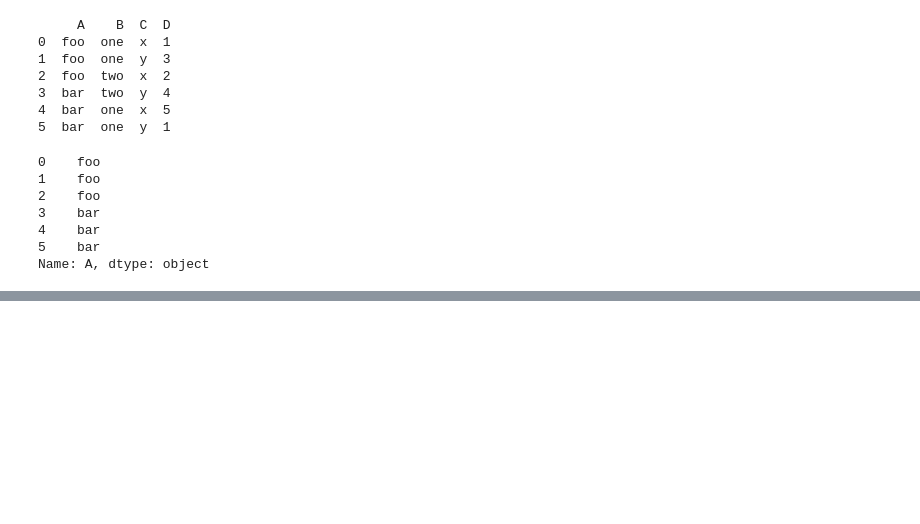
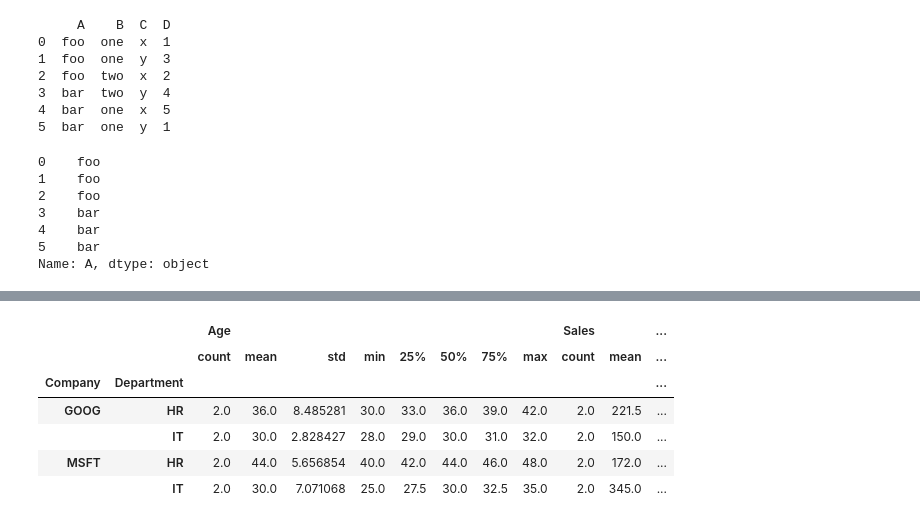
Before and after one commit to MehmetAltinkurt/Data_Science_Study_Notes, a Jupyter notebook: DAwPY_Preclass_Pandas.ipynb, the cells around one changed output, grey strips where cells are left out. Cells and saved outputs as stored; diff of their text form; code cells hidden in the pictures; blank space fills up the shorter version.

```diff
--- a/DAwPY_Preclass_Pandas.ipynb
+++ b/DAwPY_Preclass_Pandas.ipynb
@@ -1440,0 +1599,8 @@ Name: A, dtype: object
+# %%
+data = {'Company':['GOOG', 'GOOG', 'MSFT', 'MSFT', 'GOOG', 'MSFT', 'GOOG', 'MSFT'],
+        'Department':['HR', 'IT', 'IT', 'HR', 'HR', 'IT', 'IT', 'HR'],
+        'Person':['Sam', 'Charlie', 'Amy', 'Vanessa', 'Carl', 'Sarah', 'Tom', 'Terry'],
+        'Age':[30, 28, 35, 40, 42, 25, 32, 48],
+        'Sales':[200, 120, 340, 124, 243, 350, 180, 220]}
+# %%
+df1=pd.DataFrame(data)
@@ -1440,0 +1686,10 @@ Name: A, dtype: object
+# %%
+df1.groupby(["Company", "Department"]).describe()
+# %% [output]
+|  |  | Age |  |  |  |  |  |  |  | Sales |  | ... |
+|  |  | count | mean | std | min | 25% | 50% | 75% | max | count | mean | ... |
+| Company | Department |  |  |  |  |  |  |  |  |  |  | ... |
+| GOOG | HR | 2.0 | 36.0 | 8.485281 | 30.0 | 33.0 | 36.0 | 39.0 | 42.0 | 2.0 | 221.5 | ... |
+|  | IT | 2.0 | 30.0 | 2.828427 | 28.0 | 29.0 | 30.0 | 31.0 | 32.0 | 2.0 | 150.0 | ... |
+| MSFT | HR | 2.0 | 44.0 | 5.656854 | 40.0 | 42.0 | 44.0 | 46.0 | 48.0 | 2.0 | 172.0 | ... |
+|  | IT | 2.0 | 30.0 | 7.071068 | 25.0 | 27.5 | 30.0 | 32.5 | 35.0 | 2.0 | 345.0 | ... |
```
Also changed, not shown: parts of 90 cells of this notebook.
